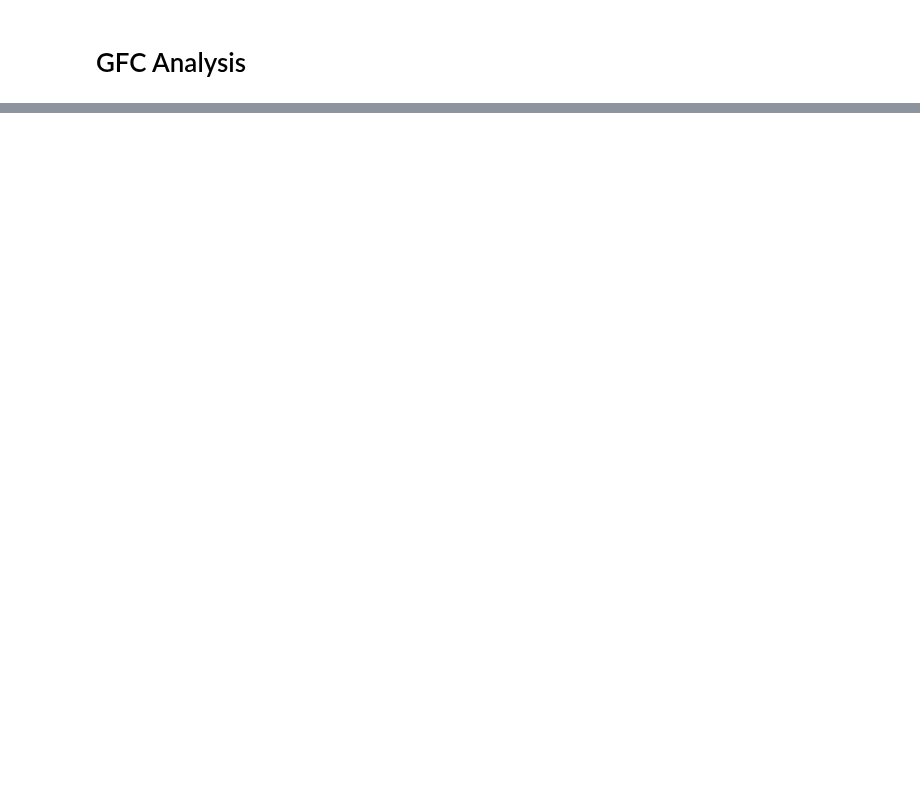
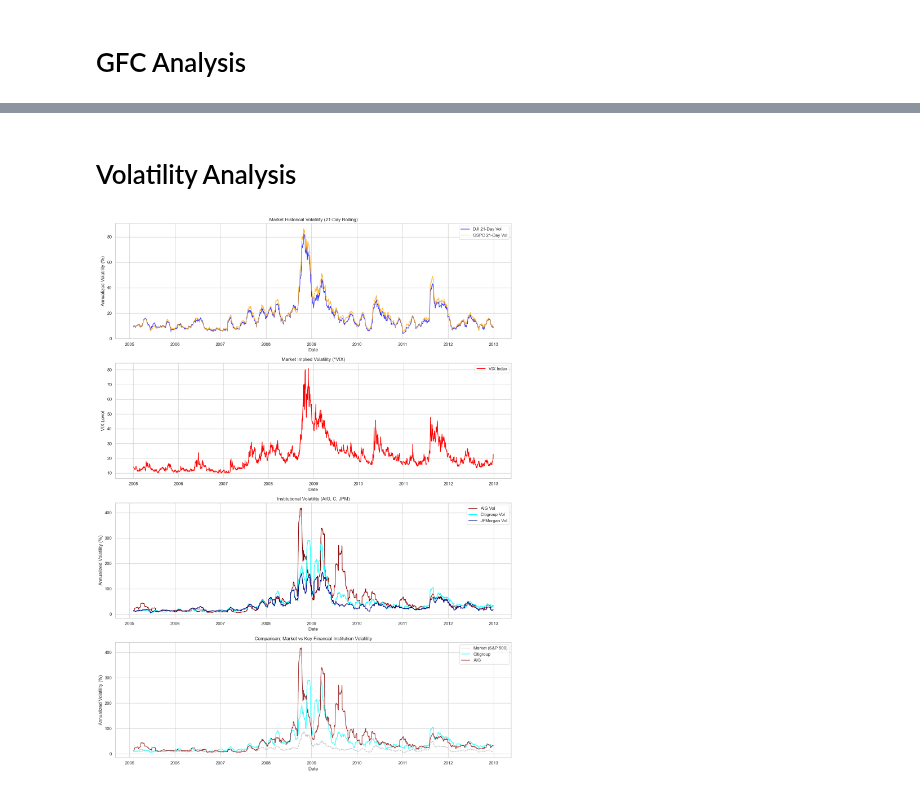
Before and after one commit to ChowchowWorks/DataBusters, a Jupyter notebook: src/gfc_analysis.ipynb, the cells around one changed output, grey strips where cells are left out. Cells and saved outputs as stored; diff of their text form; code cells hidden in the pictures; blank space fills up the shorter version.

```diff
--- a/src/gfc_analysis.ipynb
+++ b/src/gfc_analysis.ipynb
@@ -67,0 +124,66 @@ All datasets loaded and plotted successfully.
+# %% [markdown]
+# Volatility Analysis
+# %%
+def load_and_calc_vol(filepath, window=21):
+    # Stock/Index CSVs have 3 header rows. Skip them and set names.
+    df = pd.read_csv(filepath, skiprows=3, names=['Date', 'Close', 'High', 'Low', 'Open', 'Volume'])
+    df['Date'] = pd.to_datetime(df['Date'])
+    df = df.set_index('Date')
+
+    # Ensure Close is numeric
+    df['Close'] = pd.to_numeric(df['Close'], errors='coerce')
+
+    # Calculate daily percentage returns
+    df['Returns'] = df['Close'].pct_change()
+
+    # Calculate rolling standard deviation (volatility) and annualize it
+    # Annualization factor: sqrt(252 trading days)
+    # Shown as a percentage (%)
+    df['Volatility'] = df['Returns'].rolling(window=window).std() * np.sqrt(252) * 100
+
+    return df['Volatility']
+# 1. Calculate volatility for all major assets
+dji_vol = load_and_calc_vol("../data/^DJI.csv")
+gspc_vol = load_and_calc_vol("../data/^GSPC.csv")
+aig_vol = load_and_calc_vol("../data/AIG.csv")
+c_vol = load_and_calc_vol("../data/C.csv")
+jpm_vol = load_and_calc_vol("../data/JPM.csv")
+# Load VIX separately for comparison (already a volatility measure)
+vix = pd.read_csv("../data/^VIX.csv", skiprows=3, names=['Date', 'Close', 'High', 'Low', 'Open', 'Volume'])
+vix['Date'] = pd.to_datetime(vix['Date'])
+vix = vix.set_index('Date')
+vix['Close'] = pd.to_numeric(vix['Close'], errors='coerce')
+# 2. Create multi-panel plot for volatility comparison
+fig, axes = plt.subplots(4, 1, figsize=(15, 20))
+# Panel 1: Market Indices Volatility
+axes[0].plot(dji_vol, label='DJI 21-Day Vol', color='blue', alpha=0.8)
+axes[0].plot(gspc_vol, label='GSPC 21-Day Vol', color='orange', alpha=0.8)
+axes[0].set_ylabel('Annualized Volatility (%)')
+axes[0].set_title('Market Historical Volatility (21-Day Rolling)')
+axes[0].legend()
+# Panel 2: Market Expectation (Implied Volatility Index)
+axes[1].plot(vix['Close'], label='VIX Index', color='red')
+axes[1].set_ylabel('VIX Level')
+axes[1].set_title('Market Implied Volatility (^VIX)')
+axes[1].legend()
+# Panel 3: Financial Institutions Volatility (Individual Stocks)
+axes[2].plot(aig_vol, label='AIG Vol', color='darkred')
+axes[2].plot(c_vol, label='Citigroup Vol', color='cyan')
+axes[2].plot(jpm_vol, label='JPMorgan Vol', color='navy')
+axes[2].set_ylabel('Annualized Volatility (%)')
+axes[2].set_title('Institutional Volatility (AIG, C, JPM)')
+axes[2].legend()
+# Panel 4: Comparative Overlay (Market vs Banks)
+axes[3].plot(gspc_vol, label='Market (S&P 500)', color='gray', alpha=0.5, linestyle='--')
+axes[3].plot(c_vol, label='Citigroup', color='cyan', alpha=0.8)
+axes[3].plot(aig_vol, label='AIG', color='darkred', alpha=0.8)
+axes[3].set_ylabel('Annualized Volatility (%)')
+axes[3].set_title('Comparison: Market vs Key Financial Institution Volatility')
+axes[3].legend()
+# Formatting: Ensure x-axes are visible and labeled
+for ax in axes:
+    ax.set_xlabel('Date')
+plt.tight_layout()
+plt.show()
+# %% [output]
+[figure, added]
```
Also changed, not shown: parts of 9 cells of this notebook.
